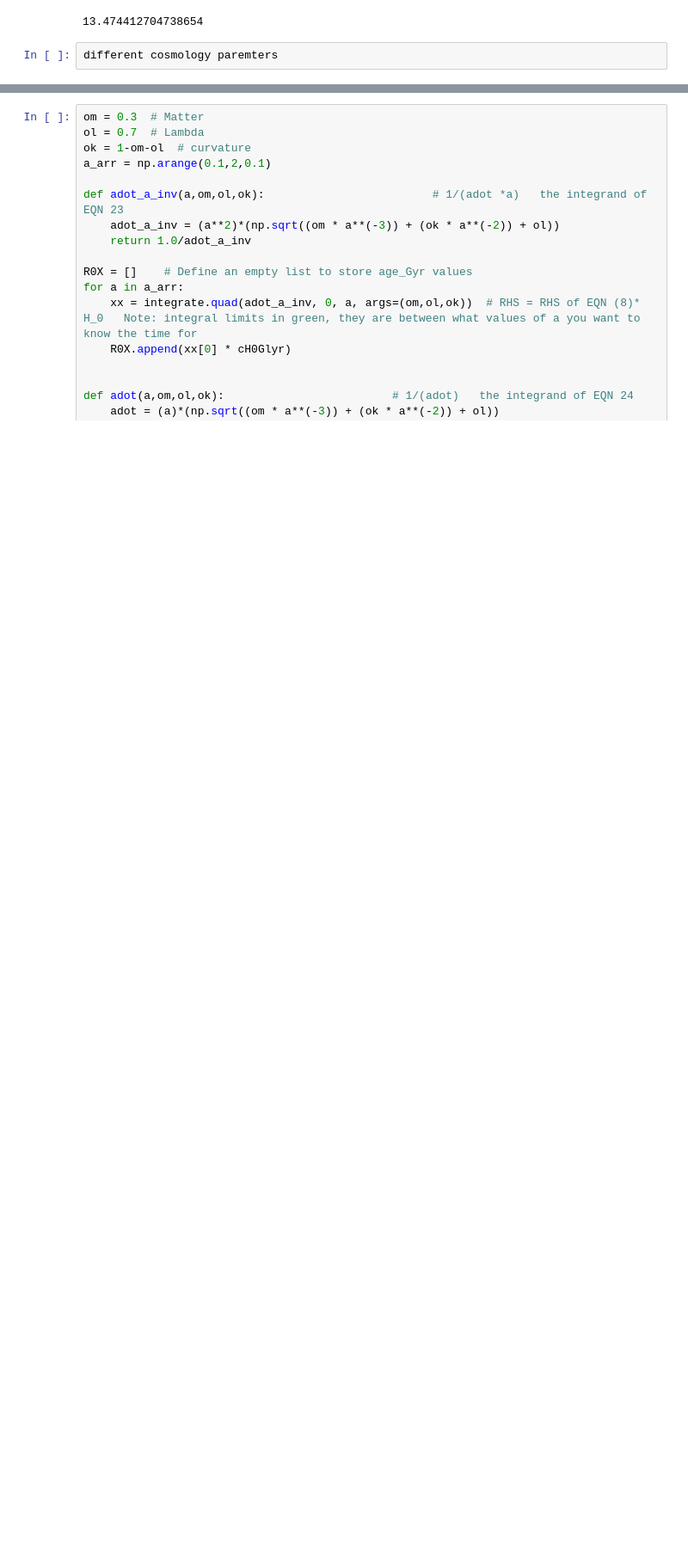
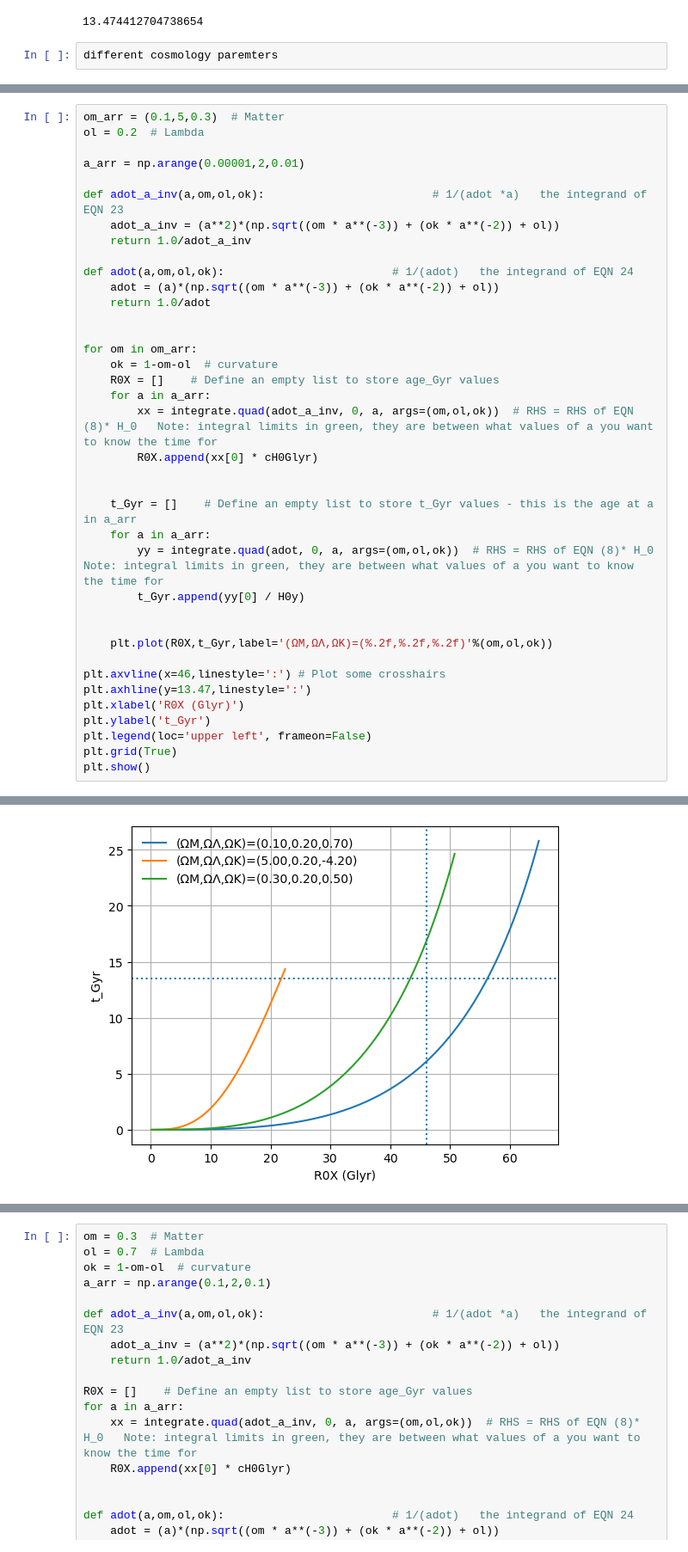
Before and after one commit to scotdevlin/Cosmo_tall, a Jupyter notebook: Distance to the particle horizon.ipynb, the cells around one changed output, grey strips where cells are left out. Shown at 86% size. Saved outputs shown, nothing was run; the diff lists cells and outputs as text; blank space fills up the shorter version.

```diff
--- a/Distance to the particle horizon.ipynb
+++ b/Distance to the particle horizon.ipynb
@@ -173,0 +175,39 @@ plt.show()
+# %%
+om_arr = (0.1,5,0.3)  # Matter
+ol = 0.2  # Lambda
+
+a_arr = np.arange(0.00001,2,0.01)
+
+def adot_a_inv(a,om,ol,ok):                         # 1/(adot *a)   the integrand of EQN 23
+    adot_a_inv = (a**2)*(np.sqrt((om * a**(-3)) + (ok * a**(-2)) + ol))
+    return 1.0/adot_a_inv
+
+def adot(a,om,ol,ok):                         # 1/(adot)   the integrand of EQN 24
+    adot = (a)*(np.sqrt((om * a**(-3)) + (ok * a**(-2)) + ol))
+    return 1.0/adot
+
+
+for om in om_arr:
+    ok = 1-om-ol  # curvature
+    R0X = []    # Define an empty list to store age_Gyr values
+    for a in a_arr:
+        xx = integrate.quad(adot_a_inv, 0, a, args=(om,ol,ok))  # RHS = RHS of EQN (8)* H_0   Note: integral limits in green, they are between what values of a you want to know the time for
+        R0X.append(xx[0] * cH0Glyr)
+
+
+    t_Gyr = []    # Define an empty list to store t_Gyr values - this is the age at a in a_arr
+    for a in a_arr:
+        yy = integrate.quad(adot, 0, a, args=(om,ol,ok))  # RHS = RHS of EQN (8)* H_0   Note: integral limits in green, they are between what values of a you want to know the time for
+        t_Gyr.append(yy[0] / H0y)
+
+
+    plt.plot(R0X,t_Gyr,label='(ΩM,ΩΛ,ΩK)=(%.2f,%.2f,%.2f)'%(om,ol,ok))
+
+plt.axvline(x=46,linestyle=':') # Plot some crosshairs
+plt.axhline(y=13.47,linestyle=':')
+plt.xlabel('R0X (Glyr)')
+plt.ylabel('t_Gyr')
+plt.legend(loc='upper left', frameon=False)
+plt.grid(True)
+plt.show()
+# %% [output]
@@ -174 +221,2 @@ plt.show()
+[figure, added]
 # %% [markdown]
```
Also changed, not shown: parts of 3 cells of this notebook, 23 other files.
